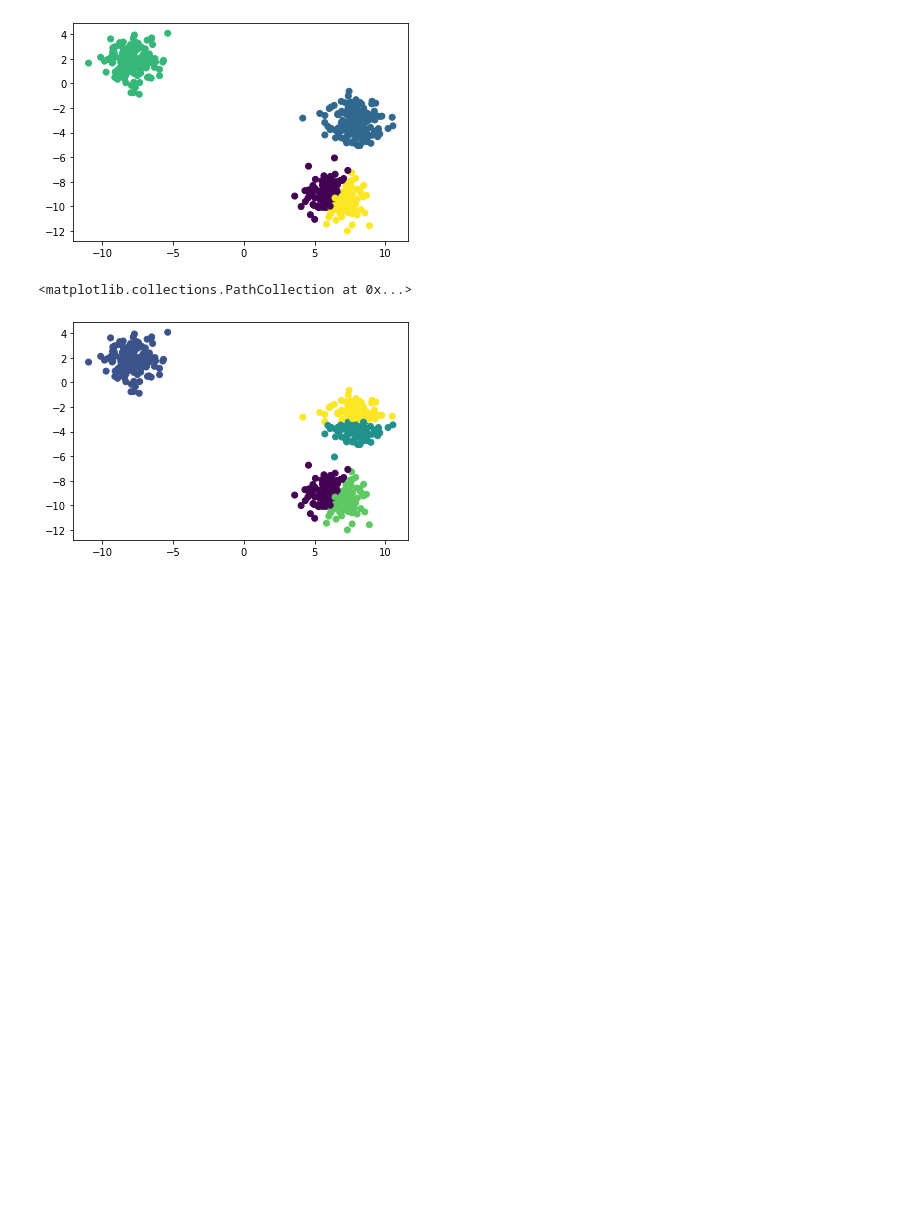
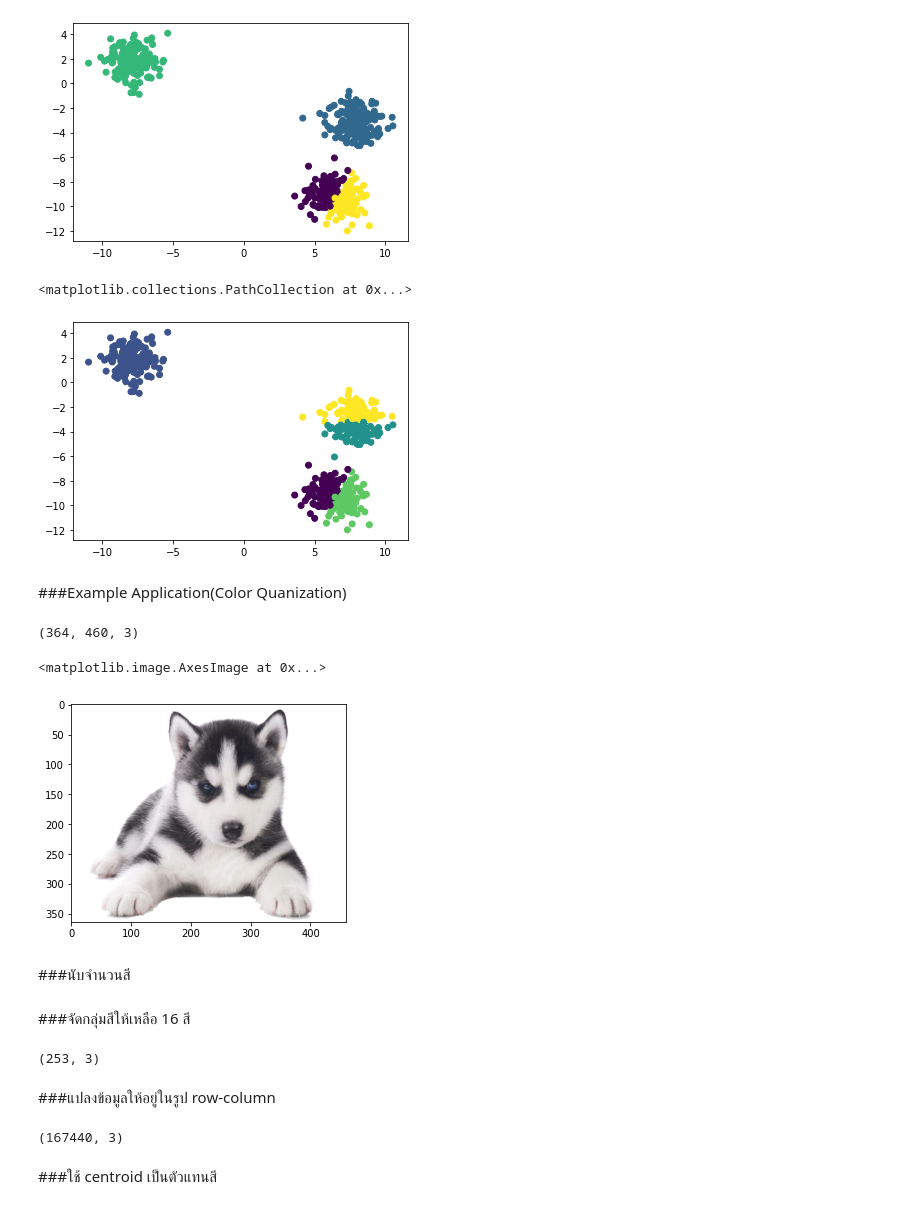
Before and after one commit to Chanunchida-May/DWDM21, a Jupyter notebook: Chap8_Clustering.ipynb, the cells around one changed output. Saved outputs shown, nothing was run; the diff lists cells and outputs as text; code cells hidden in the pictures; blank space fills up the shorter version.

```diff
--- a/Chap8_Clustering.ipynb
+++ b/Chap8_Clustering.ipynb
@@ -82,3 +82,5 @@ plt.scatter(X[:,0],X[:,1],c=y_clust)#plot
 # %% [output]
 <matplotlib.collections.PathCollection at 0x...>
 [figure]
+# %% [markdown]
+###Example Application(Color Quanization)
@@ -84,0 +90,14 @@ plt.scatter(X[:,0],X[:,1],c=y_clust)#plot
+# %%
+img = cv2.imread('/content/Siberian-Husky.png')
+# %%
+img.shape
+# %% [output]
+(364, 460, 3)
+# %%
+RGB_img = cv2.cvtColor(img,cv2.COLOR_BGR2RGB)
+plt.imshow(RGB_img)
+# %% [output]
+<matplotlib.image.AxesImage at 0x...>
+[figure, added]
+# %% [markdown]
+###นับจำนวนสี
@@ -84,0 +106,8 @@ plt.scatter(X[:,0],X[:,1],c=y_clust)#plot
+# %% [markdown]
+###จัดกลุ่มสีให้เหลือ 16 สี
+# %%
+np.unique(np.reshape(RGB_img,(RGB_img.shape[0]*RGB_img.shape[1],3)),axis=0).shape
+# %% [output]
+(253, 3)
+# %% [markdown]
+###แปลงข้อมูลให้อยู่ในรูป row-column
@@ -84,0 +116,5 @@ plt.scatter(X[:,0],X[:,1],c=y_clust)#plot
+# %%
+img_row = np.reshape(RGB_img,(RGB_img.shape[0]*RGB_img.shape[1],3))
+img_row.shape
+# %% [output]
+(167440, 3)
@@ -84,0 +123,2 @@ plt.scatter(X[:,0],X[:,1],c=y_clust)#plot
+# %% [markdown]
+###ใช้ centroid เป็นตัวแทนสี
```
Also changed, not shown: parts of 10 cells of this notebook.
